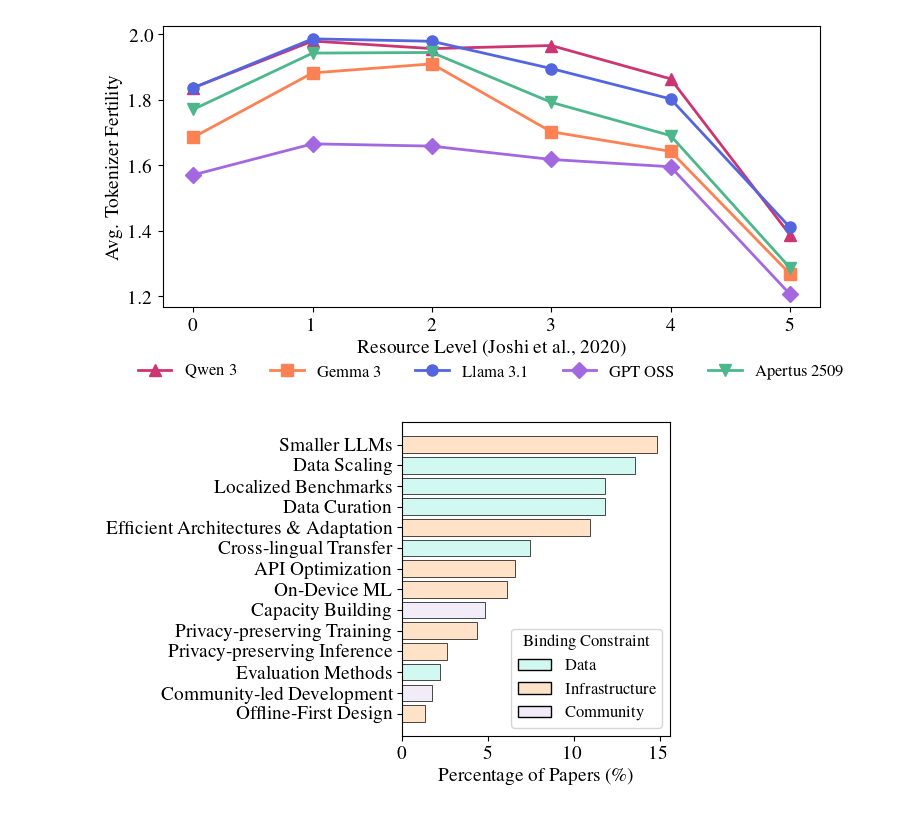
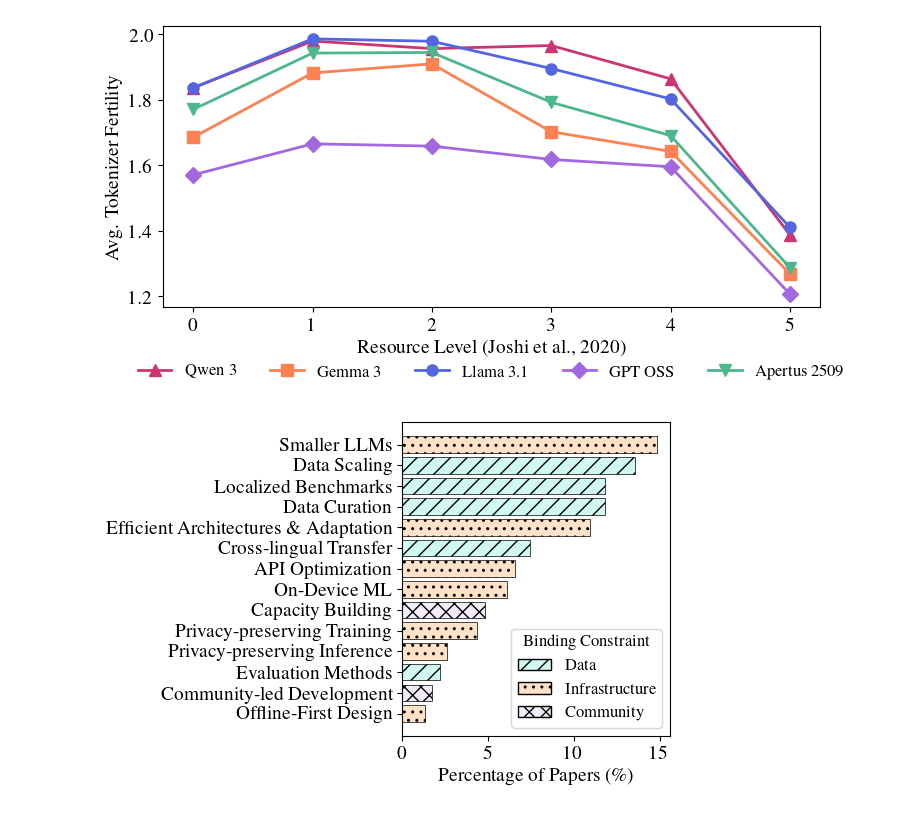
Before and after one commit to ljvmiranda921/edgeml-survey, a Jupyter notebook: notebooks/2026-02-12-figures-for-paper.ipynb, the cells around one changed output. Saved outputs shown, nothing was run; the diff lists cells and outputs as text; code cells hidden in the pictures.

```diff
--- a/notebooks/2026-02-12-figures-for-paper.ipynb
+++ b/notebooks/2026-02-12-figures-for-paper.ipynb
@@ -302,11 +302,11 @@ intervention_totals = (
 total_papers = intervention_totals.sum()
 intervention_pct = (intervention_totals / total_papers) * 100
 
-# Colors by binding constraint
-constraint_colors = {
-    "Data": "#D1F9F1",
-    "Infrastructure": "#FFE2C8",
-    "Readiness": "#F2ECF8",  # Community
+# Colors and hatches by binding constraint
+constraint_styles = {
+    "Data": {"color": "#D1F9F1", "hatch": "//"},
+    "Infrastructure": {"color": "#FFE2C8", "hatch": ".."},
+    "Readiness": {"color": "#F2ECF8", "hatch": "xx"},  # Community
 }
 
 # Get the dominant binding constraint for each intervention (for coloring)
@@ -320,37 +320,43 @@ def escape_latex(s):
     return s.replace("&", r"\&").replace("_", r"\_")
 
 
 fig, ax = plt.subplots(figsize=(6, 4))
 
-# Create horizontal bar chart with black edge
+# Create horizontal bar chart with black edge and hatches
 bars = ax.barh(
     range(len(intervention_pct)),
     intervention_pct.values,
     color=[
-        constraint_colors.get(dominant_constraint[i], "#CCCCCC")
+        constraint_styles.get(dominant_constraint[i], {"color": "#CCCCCC"})["color"]
         for i in intervention_pct.index
     ],
     edgecolor="black",
     linewidth=0.5,
 )
 
+# Add hatches to each bar
+for bar, intervention in zip(bars, intervention_pct.index):
+    constraint = dominant_constraint[intervention]
+    hatch = constraint_styles.get(constraint, {"hatch": ""})["hatch"]
+    bar.set_hatch(hatch)
+
 ax.set_yticks(range(len(intervention_pct)))
 ax.set_yticklabels([escape_latex(label) for label in intervention_pct.index])
 ax.set_xlabel(r"Percentage of Papers (\%)")
 ax.set_ylabel("")
 
-# Add legend with black edge
+# Add legend with black edge and hatches
 from matplotlib.patches import Patch
 
 legend_elements = [
-    Patch(facecolor="#D1F9F1", edgecolor="black", label="Data"),
-    Patch(facecolor="#FFE2C8", edgecolor="black", label="Infrastructure"),
-    Patch(facecolor="#F2ECF8", edgecolor="black", label="Community"),
+    Patch(facecolor="#D1F9F1", edgecolor="black", hatch="//", label="Data"),
+    Patch(facecolor="#FFE2C8", edgecolor="black", hatch="..", label="Infrastructure"),
+    Patch(facecolor="#F2ECF8", edgecolor="black", hatch="xx", label="Community"),
 ]
 ax.legend(handles=legend_elements, title="Binding Constraint", loc="lower right")
 
 fig.tight_layout()
 fig.savefig(OUTPUT_DIR / "intervention_counts.pdf", bbox_inches="tight", dpi=300)
 plt.show()
 # %% [output]
-[figure, old version]
+[figure, new version]
```
